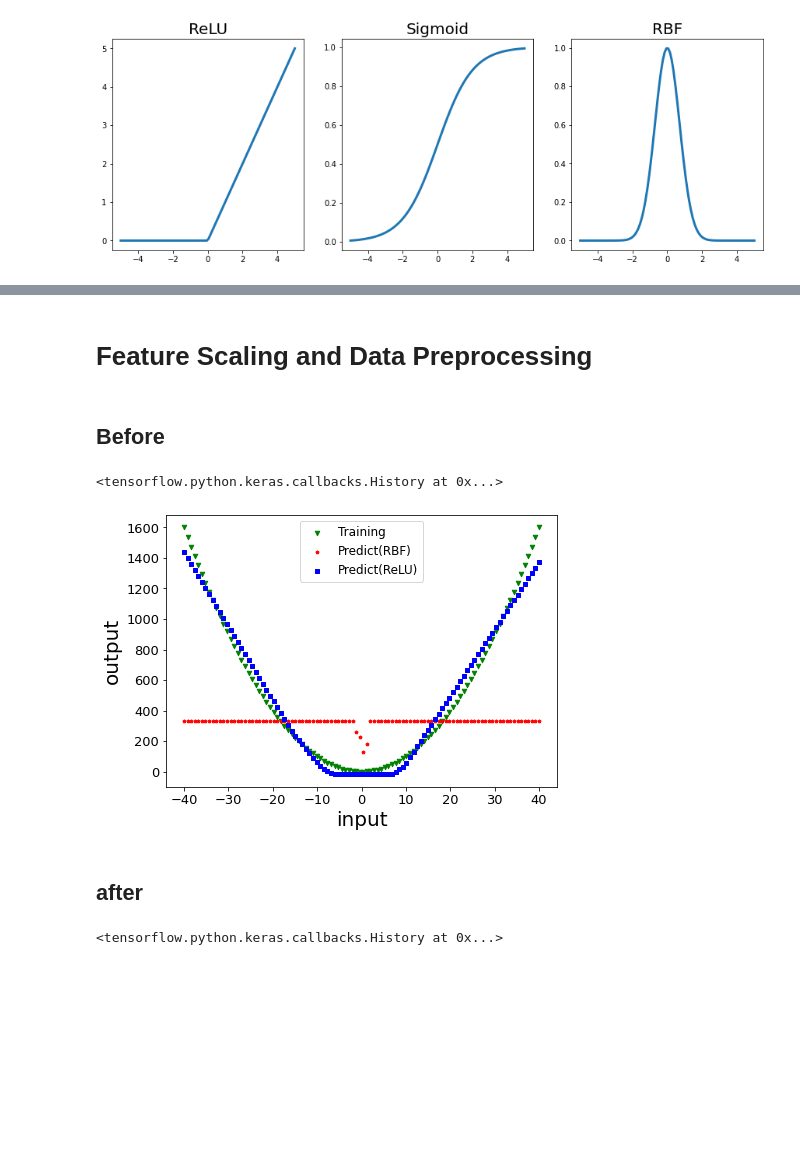
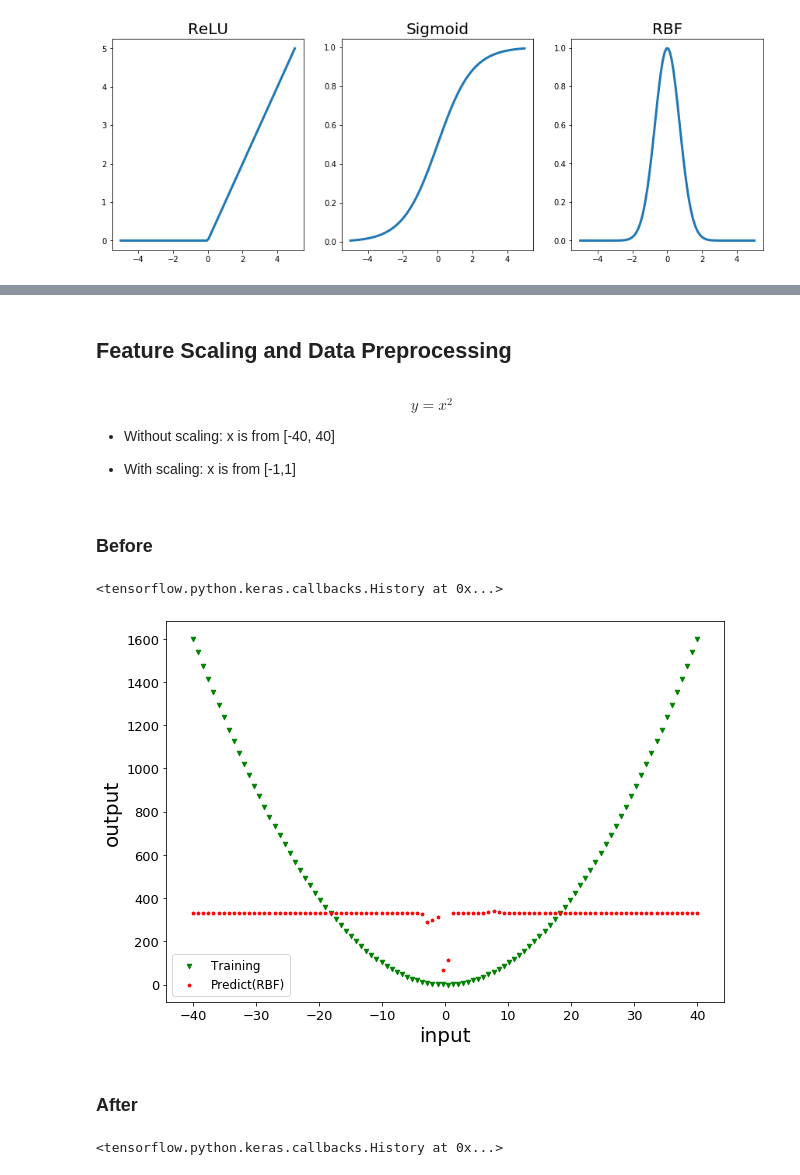
Before and after one commit to User-zwj/FRAMSC, a Jupyter notebook: FRAMSC.ipynb, the cells around one changed output, grey strips where cells are left out. Cells and saved outputs as stored; diff of their text form; code cells hidden in the pictures; blank space fills up the shorter version.

```diff
--- a/FRAMSC.ipynb
+++ b/FRAMSC.ipynb
@@ -122,7 +133,17 @@ Other: tanh, swish, leaky ReLU, ELU, softmax, etc. [Link](https://en.wikipedia.o
 # %% [markdown]
-# Feature Scaling and Data Preprocessing
+## Feature Scaling and Data Preprocessing
+# %% [markdown]
+$$
+y = x^2
+$$
+
+- Without scaling:
+        x is from [-40, 40]
+
+- With scaling:
+        x is from [-1,1]
 # %% [markdown]
-## Before
+### Before
 # %%
 a = 40
 np.random.seed(1)
@@ -164,20 +185,20 @@ for j in np.linspace(-a,a,size):
     preds_relu.append(model_relu.predict([j]))
 # %%
 fig, ax = plt.subplots()
-fig.set_size_inches(7, 5)
+fig.set_size_inches(10, 7)
 plt.xticks(fontsize=13, rotation=0)
 plt.yticks(fontsize=13, rotation=0)
 plt.xlabel('input',fontsize=20)
 plt.ylabel("output",fontsize=20)
 plt.scatter(listex, listey, s=20, marker='v',color='g', label="Training")     #size of point
 plt.scatter(np.linspace(-a,a,size), np.array(preds_rbf), s=10, marker='p', color='r', label="Predict(RBF)")
 # plt.scatter(np.linspace(-a,a,size), preds, s=2, label="predictions")
-plt.scatter(np.linspace(-a,a,size), np.array(preds_relu), s=10, marker='s', color='blue', label="Predict(ReLU)")
+# plt.scatter(np.linspace(-a,a,size), np.array(preds_relu), s=10, marker='s', color='blue', label="Predict(ReLU)")
 plt.legend(prop={'size': 12});
 # %% [output]
-[figure, old version]
+[figure, new version]
 # %% [markdown]
-## after
+### After
 # %%
 a = 40
 np.random.seed(1)
```
Also changed, not shown: parts of 31 cells of this notebook, 2 other files.
